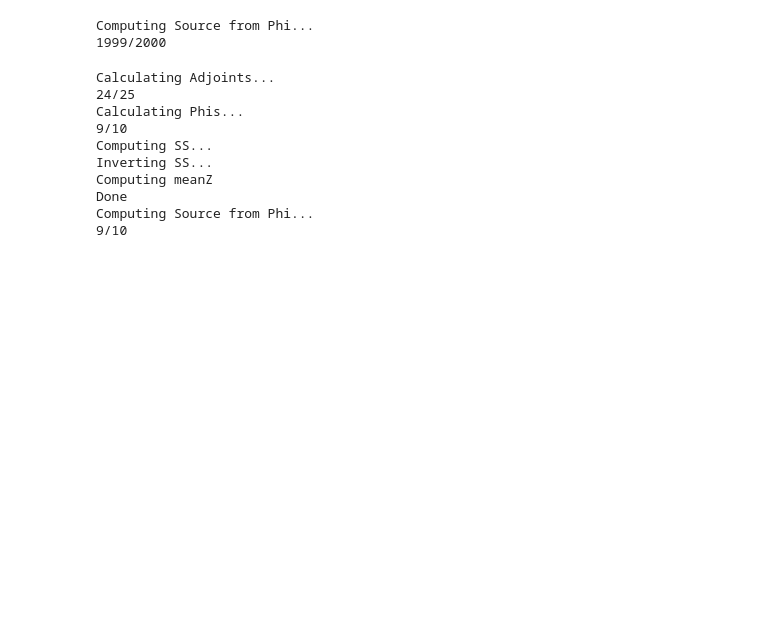
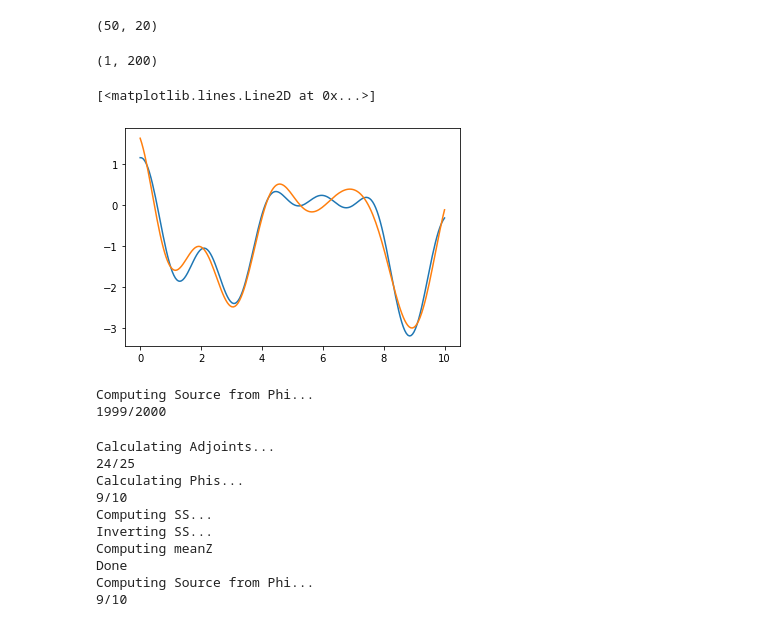
Before and after one commit to SheffieldML/advectionGP, a Jupyter notebook: jupyter/Refactoring Test.ipynb, the cells around one changed output. Saved outputs shown, nothing was run; the diff lists cells and outputs as text; code cells hidden in the pictures; blank space fills up the shorter version.

Commit message:
1d ODE model

```diff
--- a/jupyter/Refactoring Test.ipynb
+++ b/jupyter/Refactoring Test.ipynb
@@ -9,4 +1,12 @@ from advectionGP.wind import WindFixU #Wind model
 # %%
+import matplotlib.pyplot as plt
+%matplotlib inline
+import numpy as np
+from advectionGP.models.mesh_1d_ode_model import AdjointSecondOrderODEModel as Model
+from advectionGP.sensors import FixedSensorModel #Builds sensor arrays to generate data for foward model or to generate observations for comparison
+from advectionGP.kernels import EQ #Generates exponentiated quadratic kernel approximation
+from advectionGP.wind import WindFixU #Wind model
+
 avg=0.1 # time that an observation is taken for
 tlocL = np.linspace(0,9.9,20) # observation start times
 X= np.zeros((len(tlocL),2)) # initiate X
@@ -18,7 +18,7 @@ k_0 = -0.5 #Diffusion coefficient
 u=1
 eta=5
 noiseSD = 0.1 #Observation noise
-N_feat=2000 # number of features used to approximate ground truth GP
+N_feat=50 # number of features used to approximate ground truth GP
 boundary = ([0],[10])# edges of the grid - in units of time
 kForward = EQ(np.sqrt(0.6), 1) # generate EQ kernel arguments are lengthscale and variance
 res = [200] # grid size for time
@@ -30,5 +30,10 @@ m = Model(resolution=res,boundary=boundary,N_feat=N_feat,noiseSD=noiseSD,kernel=
 z=np.random.normal(0,1.0,N_feat) # Generate z to compute source
 sourceGT=m.computeSourceFromPhi(z)# Compute ground truth source by approximating GP
 #sourceGT = np.ones(m.resolution)  # Example constant source
-concTrain=m.computeConcentration(sourceGT) # Compute concentration - runs ODE forward model
+concTrain=m.computeResponse(sourceGT) # Compute concentration - runs ODE forward model
 yTrain= m.computeObservations(addNoise=True) # Compute observations with noise uses m.sensormodel for observation locations
+
+mTest = Model(resolution=res,boundary=boundary,N_feat=N_feat,noiseSD=noiseSD,kernel=kForward,sensormodel=sensors,k_0=k_0)
+regressors = mTest.computeModelRegressors() # Compute regressor matrix
+meanZ, covZ = mTest.computeZDistribution(yTrain) # Infers z vector mean and covariance
+sourceInferred = mTest.computeSourceFromPhi(meanZ) # Generates estimated source using inferred distributio
@@ -37,3 +56,17 @@ TypeError: __init__() missing 2 required positional arguments: 'windmodel' and '
+# %%
+regressors.shape
+# %% [output]
+(50, 20)
+# %%
+mTest.coords.shape
+# %% [output]
+(1, 200)
+# %%
+plt.plot(mTest.coords[0,:],sourceInferred)
+plt.plot(mTest.coords[0,:],sourceGT)
+# %% [output]
+[<matplotlib.lines.Line2D at 0x...>]
+[figure, added]
 # %%
 import matplotlib.pyplot as plt
 %matplotlib inline
```
Also changed, not shown: parts of 4 cells of this notebook, 3 other files.
